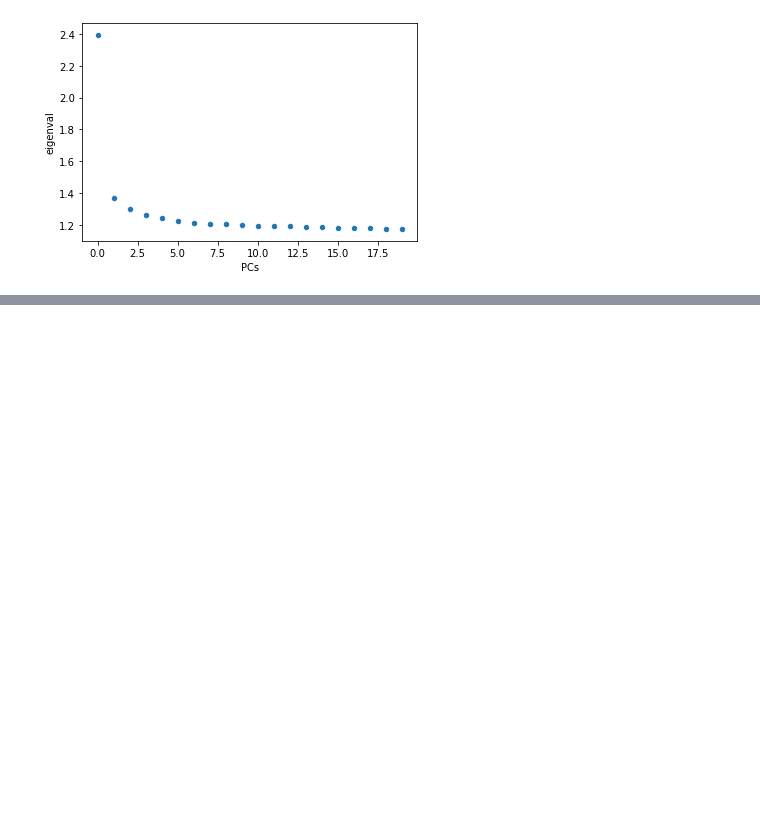
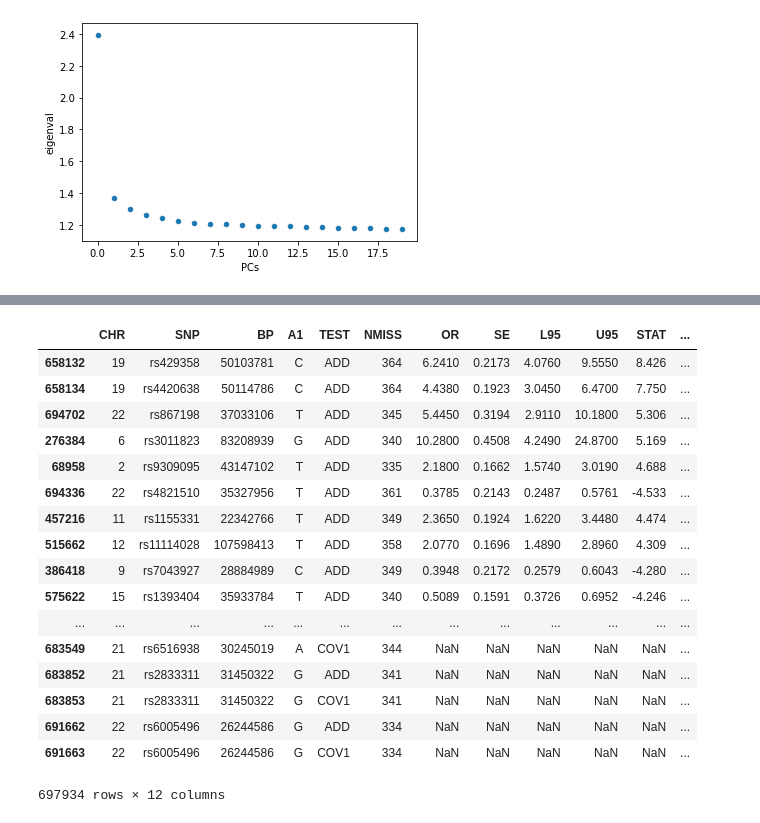
Before and after one commit to TonyZhanghm/DSC180B_Genome_01, a Jupyter notebook: notebooks/Untitled.ipynb, the cells around one changed output, grey strips where cells are left out. Cells and saved outputs as stored; diff of their text form; code cells hidden in the pictures; blank space fills up the shorter version.

```diff
--- a/notebooks/Untitled.ipynb
+++ b/notebooks/Untitled.ipynb
@@ -160,0 +243,21 @@ plot_eigenval('../data/pca.eigenval')
+# %%
+df.sort_values('P')
+# %% [output]
+|  | CHR | SNP | BP | A1 | TEST | NMISS | OR | SE | L95 | U95 | STAT | ... |
+| 658132 | 19 | rs429358 | 50103781 | C | ADD | 364 | 6.2410 | 0.2173 | 4.0760 | 9.5550 | 8.426 | ... |
+| 658134 | 19 | rs4420638 | 50114786 | C | ADD | 364 | 4.4380 | 0.1923 | 3.0450 | 6.4700 | 7.750 | ... |
+| 694702 | 22 | rs867198 | 37033106 | T | ADD | 345 | 5.4450 | 0.3194 | 2.9110 | 10.1800 | 5.306 | ... |
+| 276384 | 6 | rs3011823 | 83208939 | G | ADD | 340 | 10.2800 | 0.4508 | 4.2490 | 24.8700 | 5.169 | ... |
+| 68958 | 2 | rs9309095 | 43147102 | T | ADD | 335 | 2.1800 | 0.1662 | 1.5740 | 3.0190 | 4.688 | ... |
+| 694336 | 22 | rs4821510 | 35327956 | T | ADD | 361 | 0.3785 | 0.2143 | 0.2487 | 0.5761 | -4.533 | ... |
+| 457216 | 11 | rs1155331 | 22342766 | T | ADD | 349 | 2.3650 | 0.1924 | 1.6220 | 3.4480 | 4.474 | ... |
+| 515662 | 12 | rs11114028 | 107598413 | T | ADD | 358 | 2.0770 | 0.1696 | 1.4890 | 2.8960 | 4.309 | ... |
+| 386418 | 9 | rs7043927 | 28884989 | C | ADD | 349 | 0.3948 | 0.2172 | 0.2579 | 0.6043 | -4.280 | ... |
+| 575622 | 15 | rs1393404 | 35933784 | T | ADD | 340 | 0.5089 | 0.1591 | 0.3726 | 0.6952 | -4.246 | ... |
+| ... | ... | ... | ... | ... | ... | ... | ... | ... | ... | ... | ... | ... |
+| 683549 | 21 | rs6516938 | 30245019 | A | COV1 | 344 | NaN | NaN | NaN | NaN | NaN | ... |
+| 683852 | 21 | rs2833311 | 31450322 | G | ADD | 341 | NaN | NaN | NaN | NaN | NaN | ... |
+| 683853 | 21 | rs2833311 | 31450322 | G | COV1 | 341 | NaN | NaN | NaN | NaN | NaN | ... |
+| 691662 | 22 | rs6005496 | 26244586 | G | ADD | 334 | NaN | NaN | NaN | NaN | NaN | ... |
+| 691663 | 22 | rs6005496 | 26244586 | G | COV1 | 334 | NaN | NaN | NaN | NaN | NaN | ... |
+697934 rows × 12 columns
```
Also changed, not shown: parts of 10 cells of this notebook, 1 other file.
